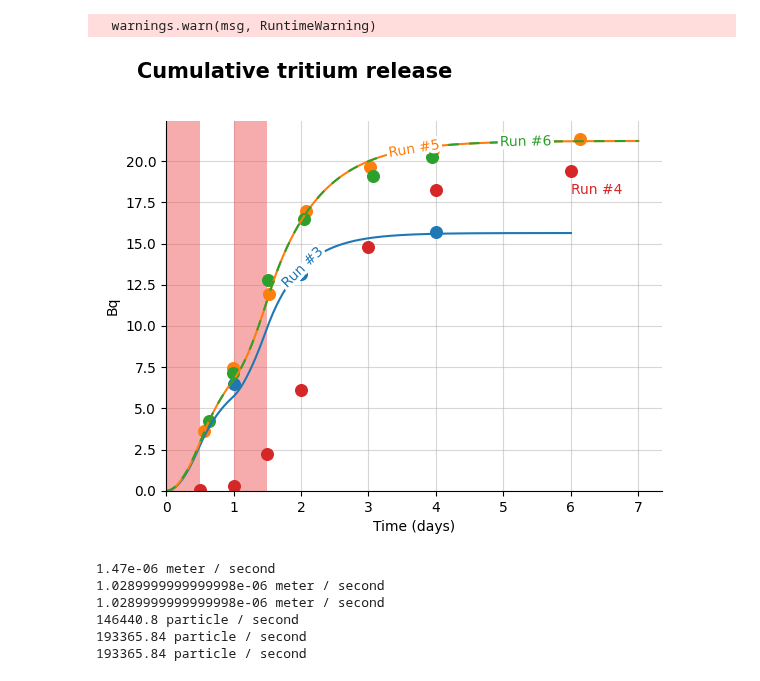
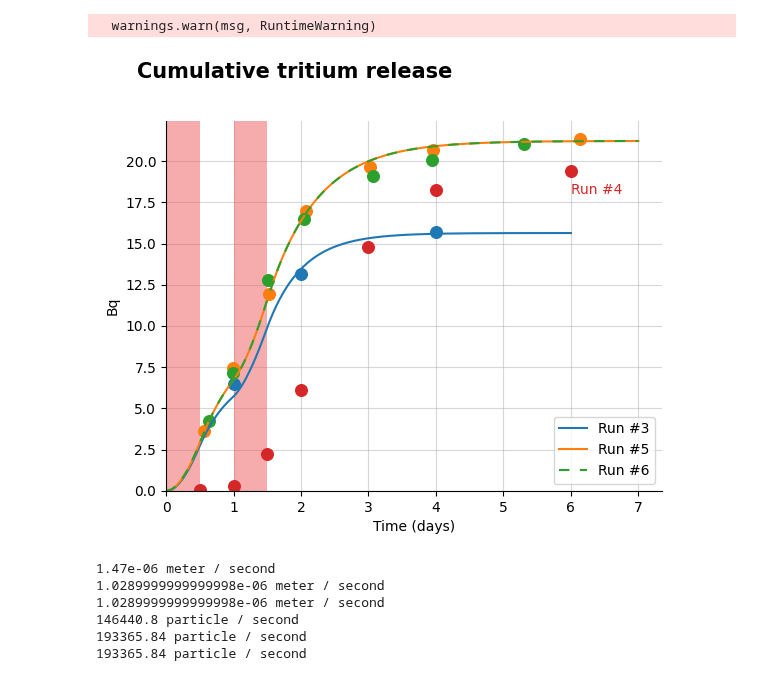
Before and after one commit to LIBRA-project/BABY-100-mL-runs, a Jupyter notebook: compare_runs.ipynb, the cells around one changed output. Cells and saved outputs as stored; diff of their text form; code cells hidden in the pictures.

```diff
--- a/compare_runs.ipynb
+++ b/compare_runs.ipynb
@@ -121,6 +121,7 @@ sample_3 = baby_run_6.vial_631 + baby_run_6.vial_632 + baby_run_6.vial_633 + bab
 sample_4 = baby_run_6.vial_641 + baby_run_6.vial_642 + baby_run_6.vial_643 + baby_run_6.vial_644
 sample_5 = baby_run_6.vial_651 + baby_run_6.vial_652 + baby_run_6.vial_653 + baby_run_6.vial_654
 sample_6 = baby_run_6.vial_661 + baby_run_6.vial_662 + baby_run_6.vial_663 + baby_run_6.vial_664
+sample_7 = baby_run_6.vial_671 + baby_run_6.vial_672 + baby_run_6.vial_673 + baby_run_6.vial_674
 
 
 cumulative_1 = sample_1
@@ -129,8 +130,9 @@ cumulative_3 = cumulative_2 + sample_3
 cumulative_4 = cumulative_3 + sample_4
 cumulative_5 = cumulative_4 + sample_5
 cumulative_6 = cumulative_5 + sample_6
+cumulative_7 = cumulative_6 + sample_7
 
-cumulative_values_run_6 = [cumulative_1, cumulative_2, cumulative_3, cumulative_4, cumulative_5, cumulative_6]
+cumulative_values_run_6 = [cumulative_1, cumulative_2, cumulative_3, cumulative_4, cumulative_5, cumulative_6, cumulative_7]
 # %%
 replacement_times_run_6 = baby_run_6.replacement_times
 # %%
@@ -181,35 +183,36 @@ plt.scatter(
     s=70,
     color=color_run_4
 )
 
 integrated_top_run_6 = quantity_to_activity(model_run_6.integrated_release_top()).to(
             ureg.Bq
         )
 plt.plot(model_run_6.times.to(ureg.day), integrated_top_run_6, color=color_run_6, label="Run #6", linestyle="--", dashes=(5, 5))
 plt.scatter(
     replacement_times_run_6,
     cumulative_values_run_6,
     s=70,
     color=color_run_6
 )
 
 
 plt.annotate("Run #4", (6 * ureg.days, 18 * ureg.Bq), color=color_run_4)
 
 # plt.annotate("Run #6", (2.5 * ureg.days, 21 * ureg.Bq), color=color_run_6)
 
 plt.xlim(left=0 * ureg.day)
 plt.ylim(bottom=0)
 plt.gca().spines[["right", "top"]].set_visible(False)
 plt.grid(alpha=0.5)
-labelLines(plt.gca().get_lines(), zorder=2.5)
+# labelLines(plt.gca().get_lines(), zorder=2.5, xvals=(2.5, 4.5, 7.5))
+plt.legend()
 plt.gcf().text(0.08, 0.97, "Cumulative tritium release", weight="bold", fontsize=15)
 plt.xlabel("Time (days)")
 # axis below graph
 plt.gca().set_axisbelow(True)
 plt.savefig("cumulative_release_compare_runs.pdf")
 # %% [output]
-[figure, old version]
+[figure, new version]
 # %%
 print(model_run_3.k_top)
 print(model_run_5.k_top)
```
Also changed, not shown: 2 other files.
